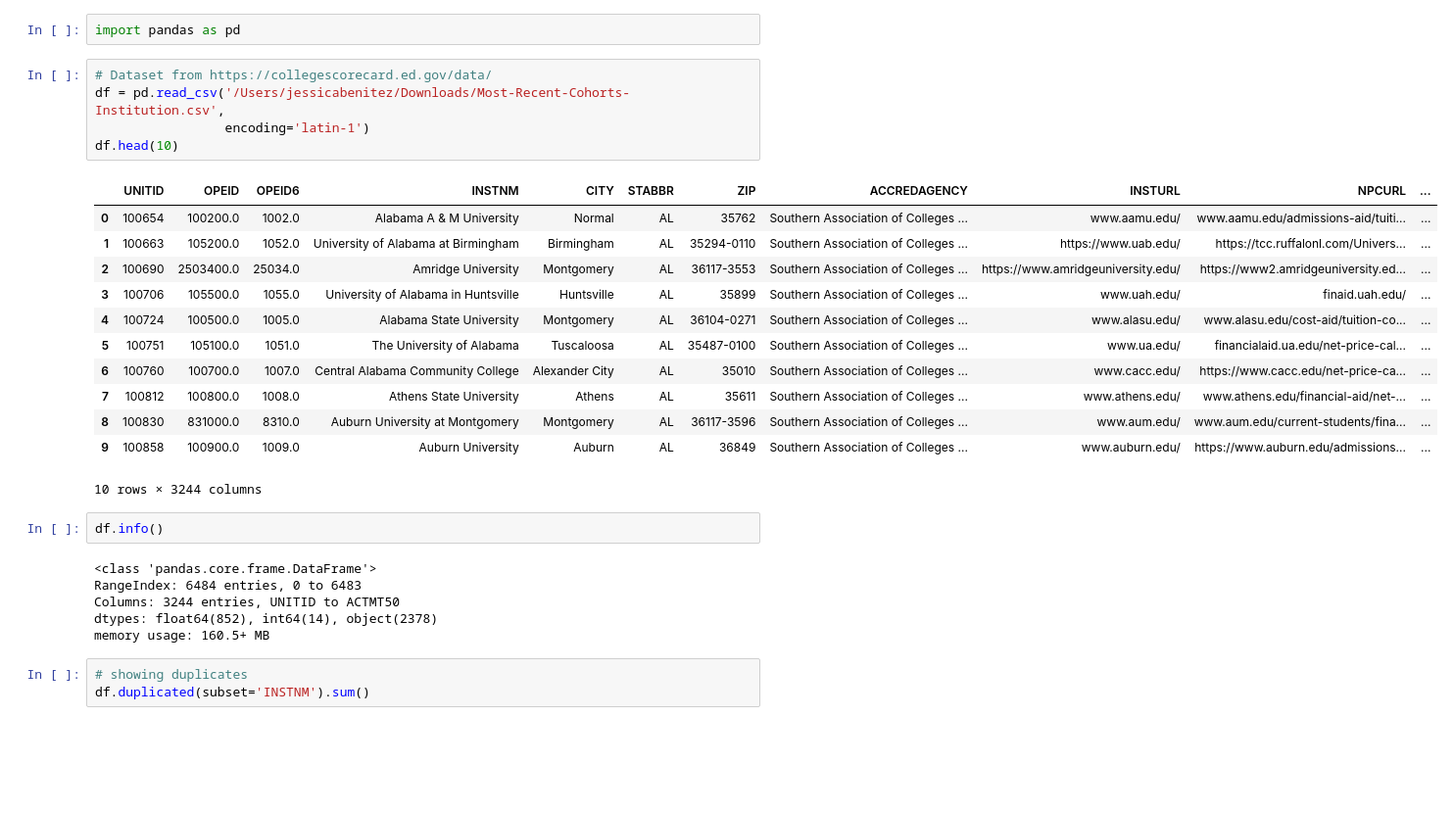
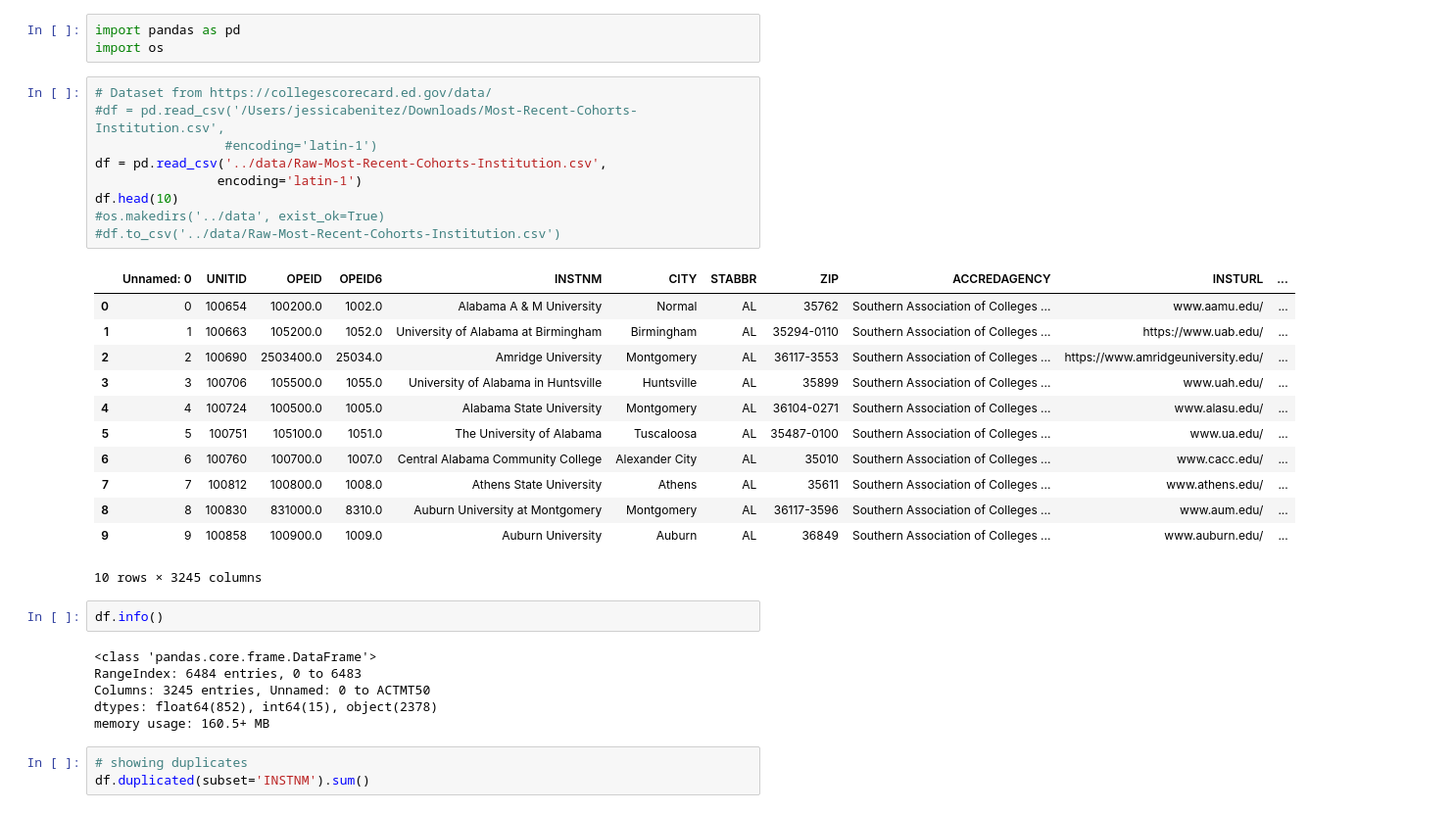
Before and after one commit to jessicaaamango/college-rec, a Jupyter notebook: backend/app/recommender.ipynb, the cells around one changed output. Shown at 98% size. Drawn from its saved outputs; the diff is of its cells as text; blank space fills up the shorter version.

Commit message:
creating csv files and moving to data folder

```diff
--- a/backend/app/recommender.ipynb
+++ b/backend/app/recommender.ipynb
@@ -1,30 +1,35 @@
 # %%
 import pandas as pd
+import os
 # %%
 # Dataset from https://collegescorecard.ed.gov/data/
-df = pd.read_csv('/Users/jessicabenitez/Downloads/Most-Recent-Cohorts-Institution.csv',
-                 encoding='latin-1')
+#df = pd.read_csv('/Users/jessicabenitez/Downloads/Most-Recent-Cohorts-Institution.csv',
+                 #encoding='latin-1')
+df = pd.read_csv('../data/Raw-Most-Recent-Cohorts-Institution.csv',
+                encoding='latin-1')
 df.head(10)
+#os.makedirs('../data', exist_ok=True)
+#df.to_csv('../data/Raw-Most-Recent-Cohorts-Institution.csv')
 # %% [output]
-|  | UNITID | OPEID | OPEID6 | INSTNM | CITY | STABBR | ZIP | ACCREDAGENCY | INSTURL | NPCURL | ... |
-| 0 | 100654 | 100200.0 | 1002.0 | Alabama A & M University | Normal | AL | 35762 | Southern Association of Colleges ... | www.aamu.edu/ | www.aamu.edu/admissions-aid/tuiti... | ... |
-| 1 | 100663 | 105200.0 | 1052.0 | University of Alabama at Birmingham | Birmingham | AL | 35294-0110 | Southern Association of Colleges ... | https://www.uab.edu/ | https://tcc.ruffalonl.com/Univers... | ... |
-| 2 | 100690 | 2503400.0 | 25034.0 | Amridge University | Montgomery | AL | 36117-3553 | Southern Association of Colleges ... | https://www.amridgeuniversity.edu/ | https://www2.amridgeuniversity.ed... | ... |
-| 3 | 100706 | 105500.0 | 1055.0 | University of Alabama in Huntsville | Huntsville | AL | 35899 | Southern Association of Colleges ... | www.uah.edu/ | finaid.uah.edu/ | ... |
-| 4 | 100724 | 100500.0 | 1005.0 | Alabama State University | Montgomery | AL | 36104-0271 | Southern Association of Colleges ... | www.alasu.edu/ | www.alasu.edu/cost-aid/tuition-co... | ... |
-| 5 | 100751 | 105100.0 | 1051.0 | The University of Alabama | Tuscaloosa | AL | 35487-0100 | Southern Association of Colleges ... | www.ua.edu/ | financialaid.ua.edu/net-price-cal... | ... |
-| 6 | 100760 | 100700.0 | 1007.0 | Central Alabama Community College | Alexander City | AL | 35010 | Southern Association of Colleges ... | www.cacc.edu/ | https://www.cacc.edu/net-price-ca... | ... |
-| 7 | 100812 | 100800.0 | 1008.0 | Athens State University | Athens | AL | 35611 | Southern Association of Colleges ... | www.athens.edu/ | www.athens.edu/financial-aid/net-... | ... |
-| 8 | 100830 | 831000.0 | 8310.0 | Auburn University at Montgomery | Montgomery | AL | 36117-3596 | Southern Association of Colleges ... | www.aum.edu/ | www.aum.edu/current-students/fina... | ... |
-| 9 | 100858 | 100900.0 | 1009.0 | Auburn University | Auburn | AL | 36849 | Southern Association of Colleges ... | www.auburn.edu/ | https://www.auburn.edu/admissions... | ... |
+|  | Unnamed: 0 | UNITID | OPEID | OPEID6 | INSTNM | CITY | STABBR | ZIP | ACCREDAGENCY | INSTURL | ... |
+| 0 | 0 | 100654 | 100200.0 | 1002.0 | Alabama A & M University | Normal | AL | 35762 | Southern Association of Colleges ... | www.aamu.edu/ | ... |
+| 1 | 1 | 100663 | 105200.0 | 1052.0 | University of Alabama at Birmingham | Birmingham | AL | 35294-0110 | Southern Association of Colleges ... | https://www.uab.edu/ | ... |
+| 2 | 2 | 100690 | 2503400.0 | 25034.0 | Amridge University | Montgomery | AL | 36117-3553 | Southern Association of Colleges ... | https://www.amridgeuniversity.edu/ | ... |
+| 3 | 3 | 100706 | 105500.0 | 1055.0 | University of Alabama in Huntsville | Huntsville | AL | 35899 | Southern Association of Colleges ... | www.uah.edu/ | ... |
+| 4 | 4 | 100724 | 100500.0 | 1005.0 | Alabama State University | Montgomery | AL | 36104-0271 | Southern Association of Colleges ... | www.alasu.edu/ | ... |
+| 5 | 5 | 100751 | 105100.0 | 1051.0 | The University of Alabama | Tuscaloosa | AL | 35487-0100 | Southern Association of Colleges ... | www.ua.edu/ | ... |
+| 6 | 6 | 100760 | 100700.0 | 1007.0 | Central Alabama Community College | Alexander City | AL | 35010 | Southern Association of Colleges ... | www.cacc.edu/ | ... |
+| 7 | 7 | 100812 | 100800.0 | 1008.0 | Athens State University | Athens | AL | 35611 | Southern Association of Colleges ... | www.athens.edu/ | ... |
+| 8 | 8 | 100830 | 831000.0 | 8310.0 | Auburn University at Montgomery | Montgomery | AL | 36117-3596 | Southern Association of Colleges ... | www.aum.edu/ | ... |
+| 9 | 9 | 100858 | 100900.0 | 1009.0 | Auburn University | Auburn | AL | 36849 | Southern Association of Colleges ... | www.auburn.edu/ | ... |
-10 rows × 3244 columns
+10 rows × 3245 columns
 # %%
 df.info()
 # %% [output]
 <class 'pandas.core.frame.DataFrame'>
 RangeIndex: 6484 entries, 0 to 6483
-Columns: 3244 entries, UNITID to ACTMT50
-dtypes: float64(852), int64(14), object(2378)
+Columns: 3245 entries, Unnamed: 0 to ACTMT50
+dtypes: float64(852), int64(15), object(2378)
 memory usage: 160.5+ MB
 # %%
 # showing duplicates
```
Also changed, not shown: parts of 1 cell of this notebook, 9 other files.
